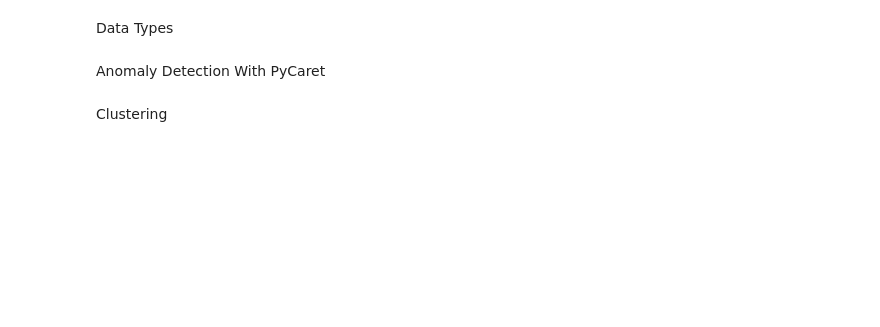
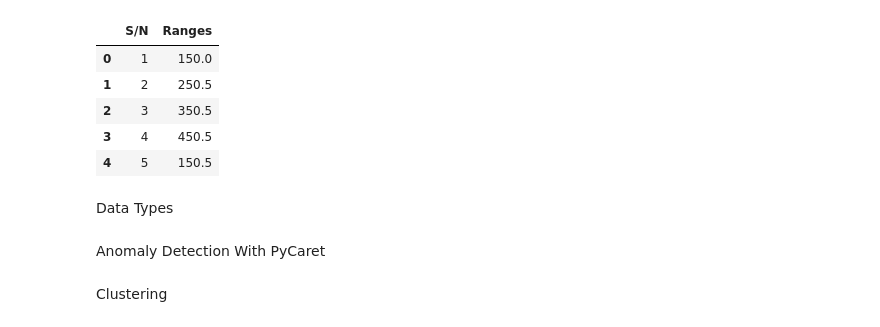
Before and after one commit to Ekpali/Data-Quality-Project, a Jupyter notebook: functionality_test.ipynb, the cells around one changed output. Saved outputs shown, nothing was run; the diff lists cells and outputs as text; code cells hidden in the pictures; blank space fills up the shorter version.

```diff
--- a/functionality_test.ipynb
+++ b/functionality_test.ipynb
@@ -25,0 +79,20 @@ memory usage: 1.3+ MB
+# %%
+df = pd.read_csv("C:/Users/micha/OneDrive/Documents/RGU/Project/Coding/range.csv")
+# %%
+df = df.convert_dtypes(infer_objects=True)
+# %%
+def range_mean(row):
+    row = str(row)
+    if row.index('-') > 0:
+        num_before = ""
+        num_after = ""
+        dash_idx = row.index('-')
+        for n in row[0:dash_idx]:
+            if n.isdigit():
+                num_before = num_before + n
+        for n in row[dash_idx:len(row)]:
+            if n.isdigit():
+                num_after = num_after + n
+        return np.average([int(num_before), int(num_after)])
+    else:
+        return(row)
@@ -26,3 +101,14 @@ memory usage: 1.3+ MB
+# %%
+df['Ranges'] = df['Ranges'].apply(range_mean)
+# %%
+df.head()
+# %% [output]
+|  | S/N | Ranges |
+| 0 | 1 | 150.0 |
+| 1 | 2 | 250.5 |
+| 2 | 3 | 350.5 |
+| 3 | 4 | 450.5 |
+| 4 | 5 | 150.5 |
 # %% [markdown]
 Data Types
 # %%
```
Also changed, not shown: parts of 11 cells of this notebook, 1 other file.
